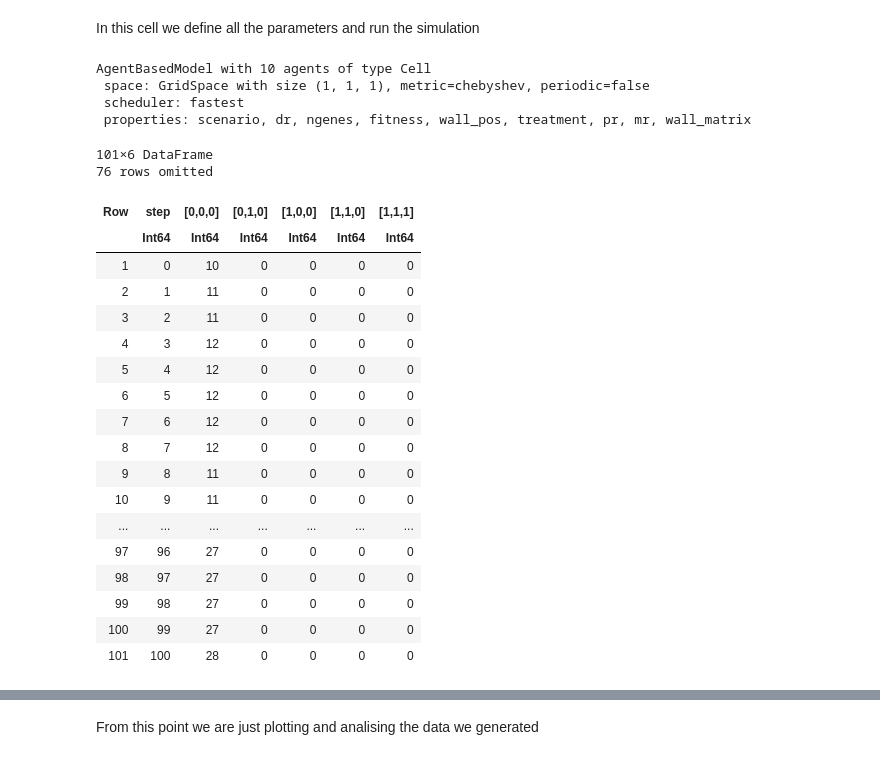
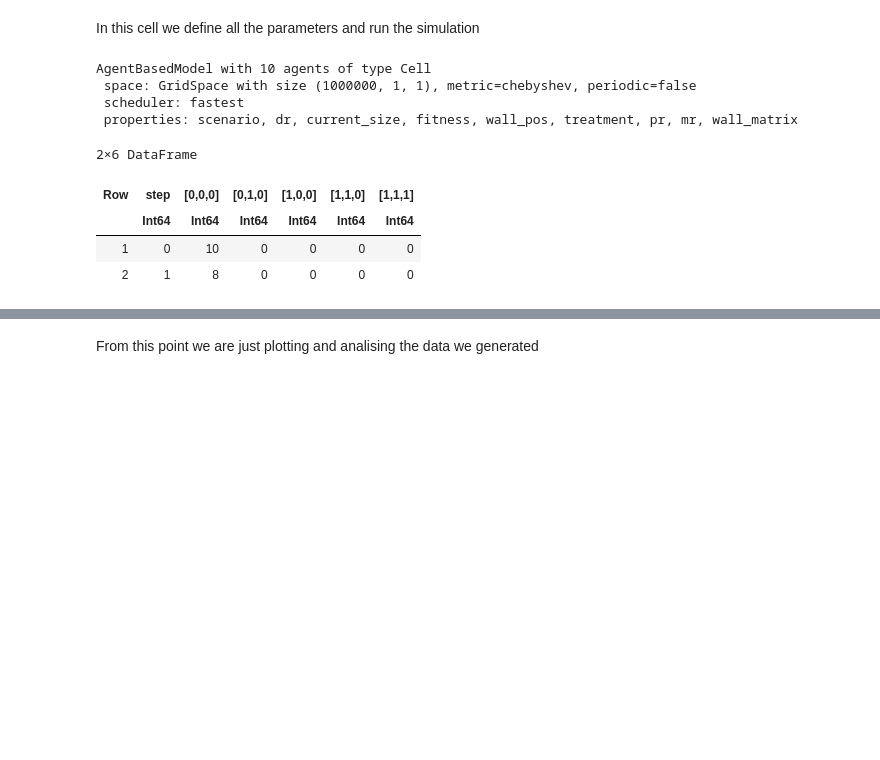
Before and after one commit to YM162/TumorSim, a Jupyter notebook: tumor-sim.ipynb, the cells around one changed output, grey strips where cells are left out. Cells and saved outputs as stored; diff of their text form; code cells hidden in the pictures; blank space fills up the shorter version.

```diff
--- a/tumor-sim.ipynb
+++ b/tumor-sim.ipynb
@@ -9,8 +9,6 @@ create_scenario (generic function with 16 methods)
 # %% [markdown]
 In this cell we define all the parameters and run the simulation
 # %%
-#Number of genes of each cell. We need to define it earlier in order to collect the data. Can go up to 10000 easily AS LONG as we dont measure in every timestep.
-ngenes=3
 
 fitness=Dict([0,0,0]=>1, #Fitness of each of the genotypes, the key is the binary representation of the genotype in decimal form.
             [1,0,0]=>1.3,
@@ -19,10 +17,10 @@ fitness=Dict([0,0,0]=>1, #Fitness of each of the genotypes, the key is the binar
             [1,1,1]=>1.2)
 
 #OncoSimulR integration! We can use the rfitness function to generate random fitness landscapes
-#fitness=OncoSimulR_rfitness(g=ngenes,c=0.5,sd=1)
+#fitness=OncoSimulR_rfitness(g=3,c=0.5,sd=1)
 
 #We load a scenario from an image
-#x,y,cell_pos,wall_pos = get_scenario("./scenarios/example2.bmp") #I have added some examples (1 to 4) and some templates.
+#scenario = get_2D_scenario_from_bmp("./scenarios/example2.bmp") #I have added some examples (1 to 4) and some templates.
 
 #We define the scenario, we can specify the number of cells or the positions of cells.
 #Some examples:
@@ -31,64 +29,56 @@ fitness=Dict([0,0,0]=>1, #Fitness of each of the genotypes, the key is the binar
 # 2D_scenario = create_scenario((100,100),[(10,10),(20,40),(80,10)])
 # 3D_scenario = create_scenario((100,100,100),50,"random")
 
-scenario = create_scenario((10000),10)
+scenario = create_scenario((1000000,),10)
 
 #We define a Treatment
 #I need to include the posibility of making it time-dependent instead of tumor size-dependent.
 adaptive_therapy = Treatment(3000, #Detecting size
                             2000, #Starting size: treatment will start when this cell_count is reached
                             1000, #Pausing size: treatment will stop when this cell_count is reached
                             3, #Gene of resistance
                             0.75, #Kill rate
                             false, #Initial state of the treatment
                             false) #Initial detection of the treatment
 
+continuous_therapy = Treatment(3000, #Detecting size
+                            2000, #Starting size: treatment will start when this cell_count is reached
+                            1000, #Pausing size: treatment will stop when this cell_count is reached
+                            3, #Gene of resistance
+                            0.75, #Kill rate
+                            false, #Initial state of the treatment
+                            false) #Initial detection of the treatment
+
 #We initialize the model.
 model = model_init(pr=0.027, #Proliferation rate
                     dr=0.015, #Death rate
                     mr=0.01, #Mutation rate
-                    ngenes=ngenes, #The number of genes of each cell
                     scenario=scenario, #The scenario
                     fitness=fitness, #The fitness of each genotype
                     treatment=adaptive_therapy, #The treatment we are going to use for the simulation
-                    seed=3) #Seed to get reproducible results
+                    seed=0) #Seed to get reproducible results
 
 println(model)
 
 #we collect the number of cells of each genotype that are alive
-to_collect = [(:genotype, f) for f in genotype_fraction_function_generator(ngenes,fitness)]
+agent_collect = [(:genotype, f) for f in genotype_fraction_function_generator(fitness)]
+model_collect = [:current_size]
+#we run the simulation
+steps= 1700
 
-#we run the simulation
-steps= 100
-
-data, _ = run!(model, agent_step!, model_step!, steps; adata = to_collect)
+adata, mdata = run!(model, agent_step!, model_step!, steps; adata = agent_collect, mdata=model_collect)
 
 #we rename the columns to get a clean "data" DataFrame.
 genotypes = [replace(string(x)," "=>"") for x in sort!([x for x in keys(fitness)],by=x -> bit_2_int(BitArray(x)))]
 pushfirst!(genotypes,"step")
-rename!(data,genotypes)
+rename!(adata,genotypes)
 # %% [output]
 AgentBasedModel with 10 agents of type Cell
- space: GridSpace with size (1, 1, 1), metric=chebyshev, periodic=false
+ space: GridSpace with size (1000000, 1, 1), metric=chebyshev, periodic=false
  scheduler: fastest
- properties: scenario, dr, ngenes, fitness, wall_pos, treatment, pr, mr, wall_matrix
+ properties: scenario, dr, current_size, fitness, wall_pos, treatment, pr, mr, wall_matrix
-101×6 DataFrame
-76 rows omitted
+2×6 DataFrame
 | Row | step | [0,0,0] | [0,1,0] | [1,0,0] | [1,1,0] | [1,1,1] |
 |  | Int64 | Int64 | Int64 | Int64 | Int64 | Int64 |
 | 1 | 0 | 10 | 0 | 0 | 0 | 0 |
-| 2 | 1 | 11 | 0 | 0 | 0 | 0 |
-| 3 | 2 | 11 | 0 | 0 | 0 | 0 |
-| 4 | 3 | 12 | 0 | 0 | 0 | 0 |
-| 5 | 4 | 12 | 0 | 0 | 0 | 0 |
-| 6 | 5 | 12 | 0 | 0 | 0 | 0 |
-| 7 | 6 | 12 | 0 | 0 | 0 | 0 |
-| 8 | 7 | 12 | 0 | 0 | 0 | 0 |
-| 9 | 8 | 11 | 0 | 0 | 0 | 0 |
-| 10 | 9 | 11 | 0 | 0 | 0 | 0 |
-| ... | ... | ... | ... | ... | ... | ... |
-| 97 | 96 | 27 | 0 | 0 | 0 | 0 |
-| 98 | 97 | 27 | 0 | 0 | 0 | 0 |
-| 99 | 98 | 27 | 0 | 0 | 0 | 0 |
-| 100 | 99 | 27 | 0 | 0 | 0 | 0 |
-| 101 | 100 | 28 | 0 | 0 | 0 | 0 |
+| 2 | 1 | 8 | 0 | 0 | 0 | 0 |
```
Also changed, not shown: parts of 6 cells of this notebook, 21 other files.
